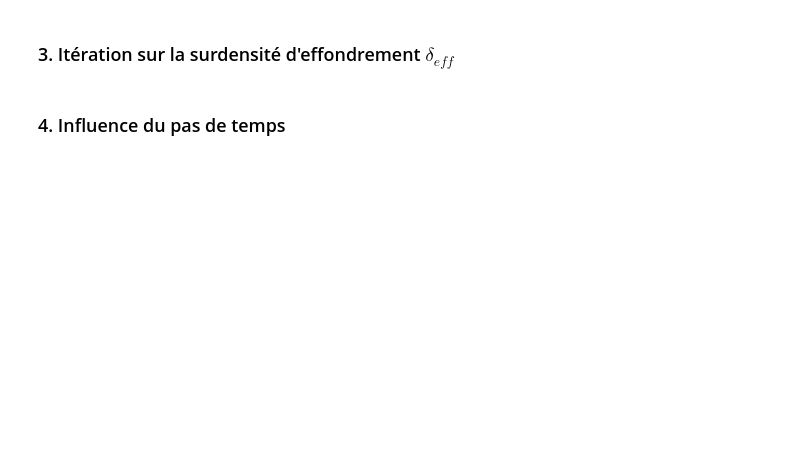
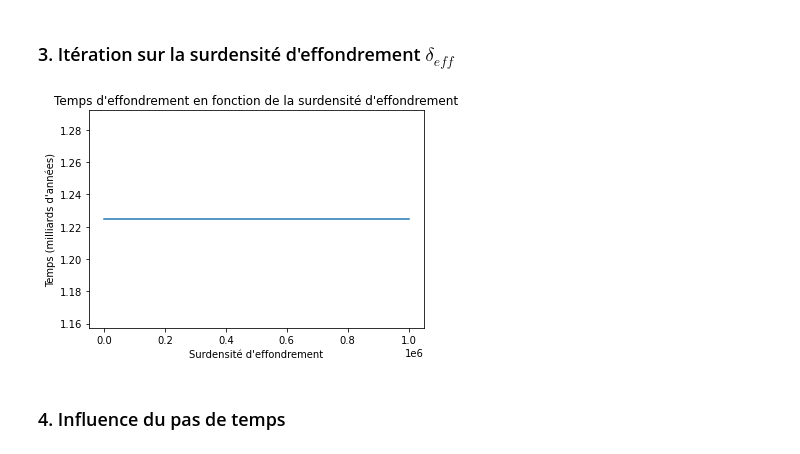
Before and after one commit to lukbrb/effspherique, a Jupyter notebook: Projet1-bis/ProjetNumerique.ipynb, the cells around one changed output. Saved outputs shown, nothing was run; the diff lists cells and outputs as text; code cells hidden in the pictures; blank space fills up the shorter version.

```diff
--- a/Projet1-bis/ProjetNumerique.ipynb
+++ b/Projet1-bis/ProjetNumerique.ipynb
@@ -432,2 +431,8 @@ surdens_eff.close()
+# %%
+iter_eff = pd.read_csv('iter_surd_eff.csv', delimiter='\t')
+iter_eff.plot(x='surd_eff', y='temps_eff', xlabel="Surdensité d'effondrement", ylabel="Temps (milliards d'années)",
+              legend=None, title="Temps d'effondrement en fonction de la surdensité d'effondrement");
+# %% [output]
+[figure, added]
 # %% [markdown]
 ### 4. Influence du pas de temps
```
Also changed, not shown: parts of 28 cells of this notebook, 1 other file.
